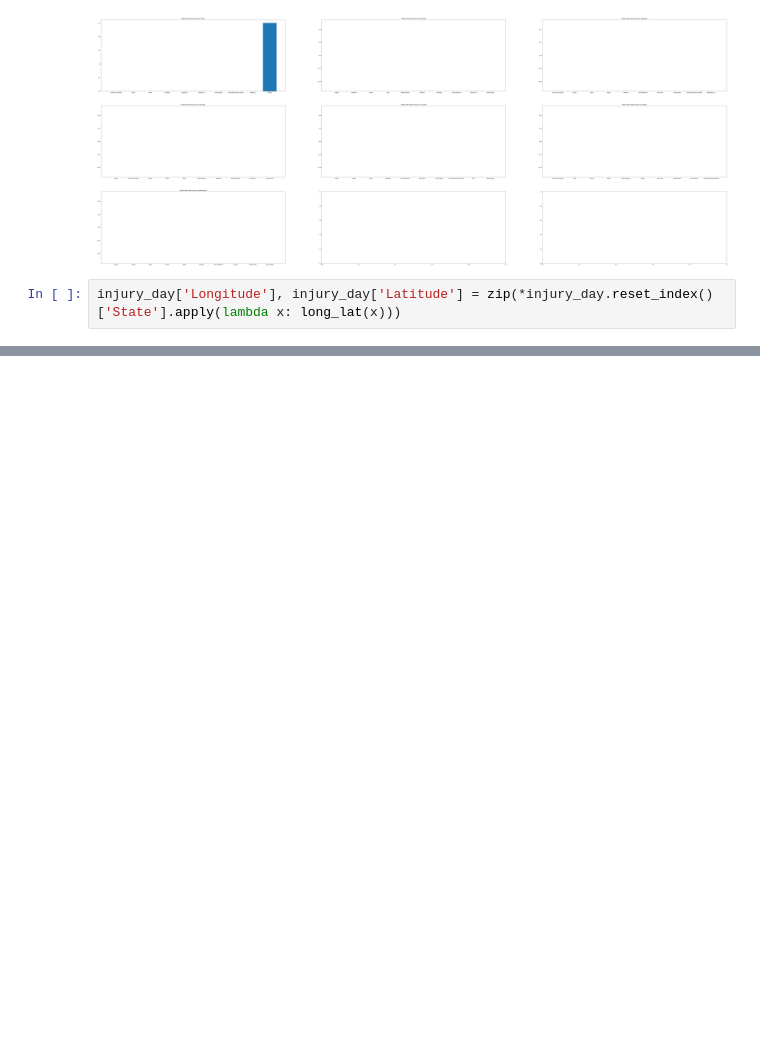
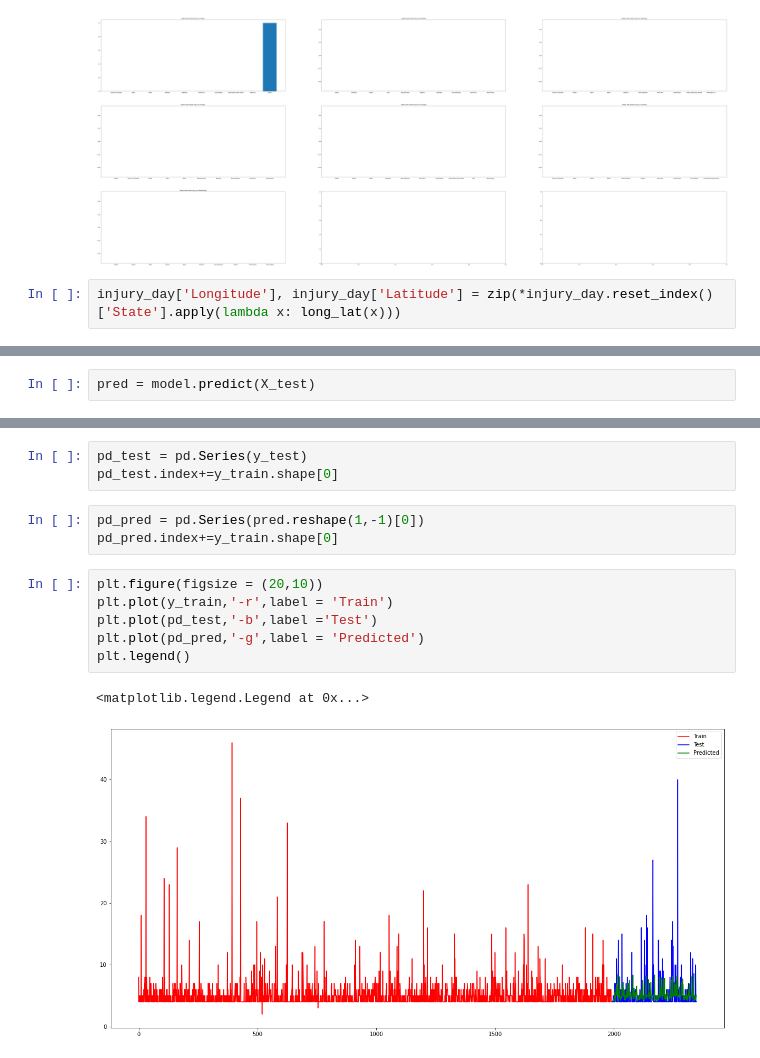
Before and after one commit to Shadowwalker10/usa_mass_shoot, a Jupyter notebook: mass-shooting-usa.ipynb, the cells around one changed output, grey strips where cells are left out. Saved outputs shown, nothing was run; the diff lists cells and outputs as text; blank space fills up the shorter version.

```diff
--- a/mass-shooting-usa.ipynb
+++ b/mass-shooting-usa.ipynb
@@ -717,0 +877,2 @@ m
+# %%
+pred = model.predict(X_test)
@@ -717,0 +885,15 @@ m
+# %%
+pd_test = pd.Series(y_test)
+pd_test.index+=y_train.shape[0]
+# %%
+pd_pred = pd.Series(pred.reshape(1,-1)[0])
+pd_pred.index+=y_train.shape[0]
+# %%
+plt.figure(figsize = (20,10))
+plt.plot(y_train,'-r',label = 'Train')
+plt.plot(pd_test,'-b',label ='Test')
+plt.plot(pd_pred,'-g',label = 'Predicted')
+plt.legend()
+# %% [output]
+<matplotlib.legend.Legend at 0x...>
+[figure, added]
```
Also changed, not shown: parts of 18 cells of this notebook.
